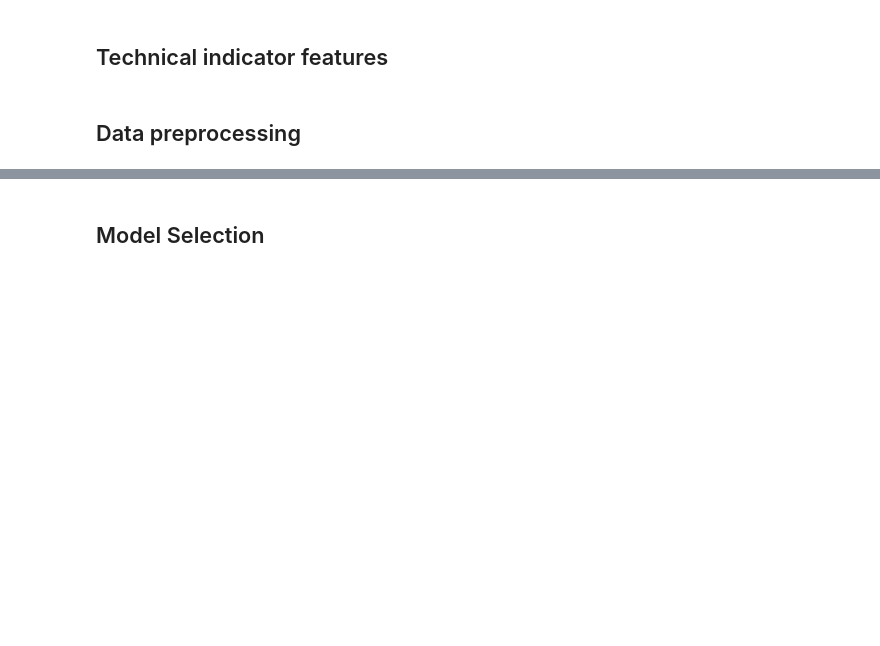
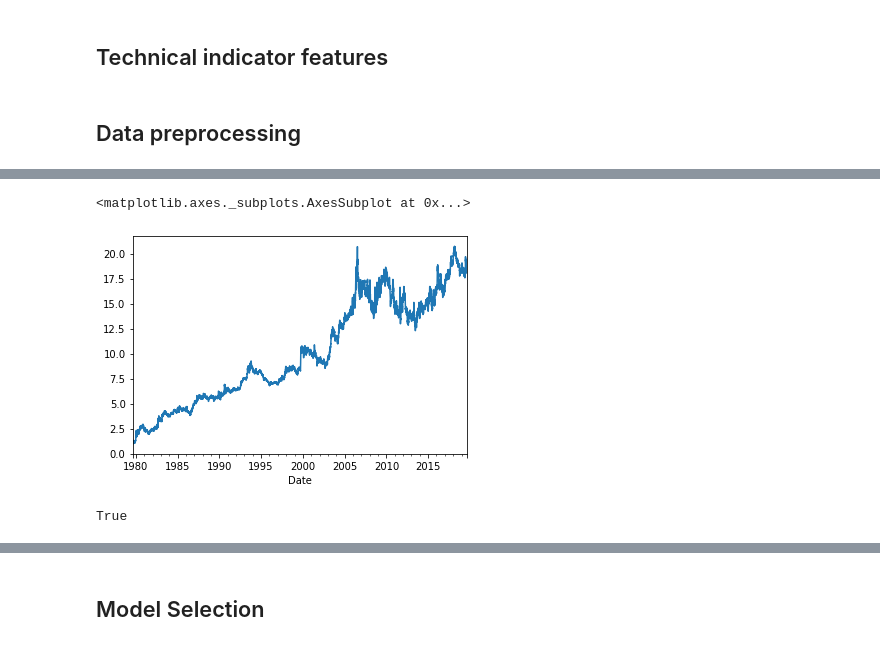
Before and after one commit to jbmoorhouse/gold_returns_predictor, a Jupyter notebook: analysis.ipynb, the cells around one changed output, grey strips where cells are left out. Drawn from its saved outputs; the diff is of its cells as text; code cells hidden in the pictures; blank space fills up the shorter version.

```diff
--- a/analysis.ipynb
+++ b/analysis.ipynb
@@ -134,27 +134,27 @@ technical_indicators= {
     "RSI" : ('real')
 }
 
-for ratio, df in xau_df_dict.items():
+# for ratio, df in xau_df_dict.items():
 
-    # talib requires market price data. starting price of $1 is taken
-    # since absolute values are not important (preprocess scaling)
-    price = df['price'].values
+#     # talib requires market price data. starting price of $1 is taken
+#     # since absolute values are not important (preprocess scaling)
+#     price = df['price'].values
 
-    for indicator, indicator_type in technical_indicators.items():
-        # Return the result for each indicator
-        if indicator == 'STOCHRSI':
-            result = getattr(talib, indicator)(price, fastd_matype = 8)
-        else:
-            result = getattr(talib, indicator)(price)
+#     for indicator, indicator_type in technical_indicators.items():
+#         # Return the result for each indicator
+#         if indicator == 'STOCHRSI':
+#             result = getattr(talib, indicator)(price, fastd_matype = 8)
+#         else:
+#             result = getattr(talib, indicator)(price)
 
-        if isinstance(result, np.ndarray):
-            df[indicator.lower()] = result
-        else:
-            for f, r in zip(indicator_type, result):
-                if f == indicator.lower():
-                    df["{}".format(indicator.lower())] = r
-                else:
-                    df["{}_{}".format(indicator.lower(), f)] = r
+#         if isinstance(result, np.ndarray):
+#             df[indicator.lower()] = result
+#         else:
+#             for f, r in zip(indicator_type, result):
+#                 if f == indicator.lower():
+#                     df["{}".format(indicator.lower())] = r
+#                 else:
+#                     df["{}_{}".format(indicator.lower(), f)] = r
 # %% [markdown]
 ## Data preprocessing
 # %%
@@ -175,8 +181,6 @@ df = data.loc['1980':'1981', ['price', 'macd', 'macd_macdsignal']]
 # %%
 from column_transformers.alpha_factors import MacdStrategy
 
-
-
 X = xau_df_dict['wgc_gold_daily_usd']['price'].copy()
-macd = MacdStrategy()
-d = macd.fit_transform(X)
+#macd = MacdStrategy()
+#d = macd.fit_transform(X)
@@ -184,0 +483,29 @@ d = macd.fit_transform(X)
+# %%
+s = MacdStrategy(fast_period=11, slow_period=29, signal_period=12)
+(1 + s.transform(X)['macd_strategy_returns'].dropna()).cumprod().plot()
+# %% [output]
+<matplotlib.axes._subplots.AxesSubplot at 0x...>
+[figure, added]
+# %%
+price_values = X.values
+stats = np.array(talib.MACD(X.values))
+
+stats = stats[:, ~np.isnan(stats).any(0)]
+
+long = (stats[0] > stats[1]) * 1
+short = (stats[0] < stats[1]) * -1
+
+def asset_returns(price):
+    return np.diff(price_values[X.size - long.size:]) / price_values[X.size - long.size: -1 ]
+
+def strategy_returns(price, long_signal, short_signal):
+    _asset_returns = asset_returns(price)
+
+    return (_asset_returns * long_signal) + (_asset_returns * short_signal)
+
+d = MacdStrategy(fast_period=12, slow_period=26, signal_period=9)
+(1+ d.transform(X[33:]).dropna()['macd_strategy_returns'])
+
+returns = asset_returns(price_values)
+# %% [output]
+True
```
Also changed, not shown: parts of 4 cells of this notebook, 1 other file.
